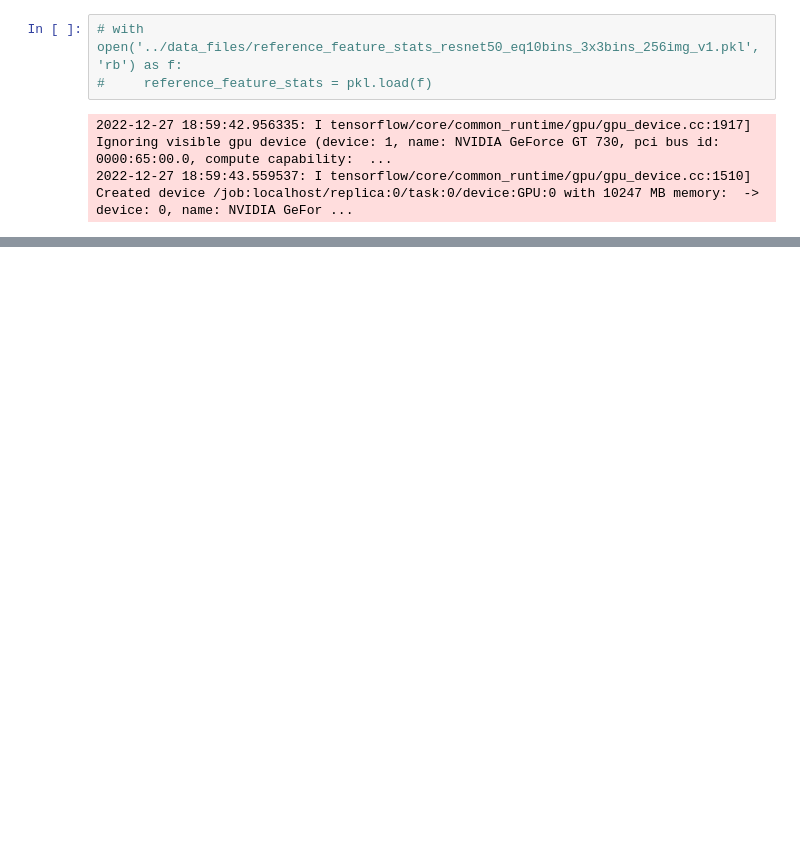
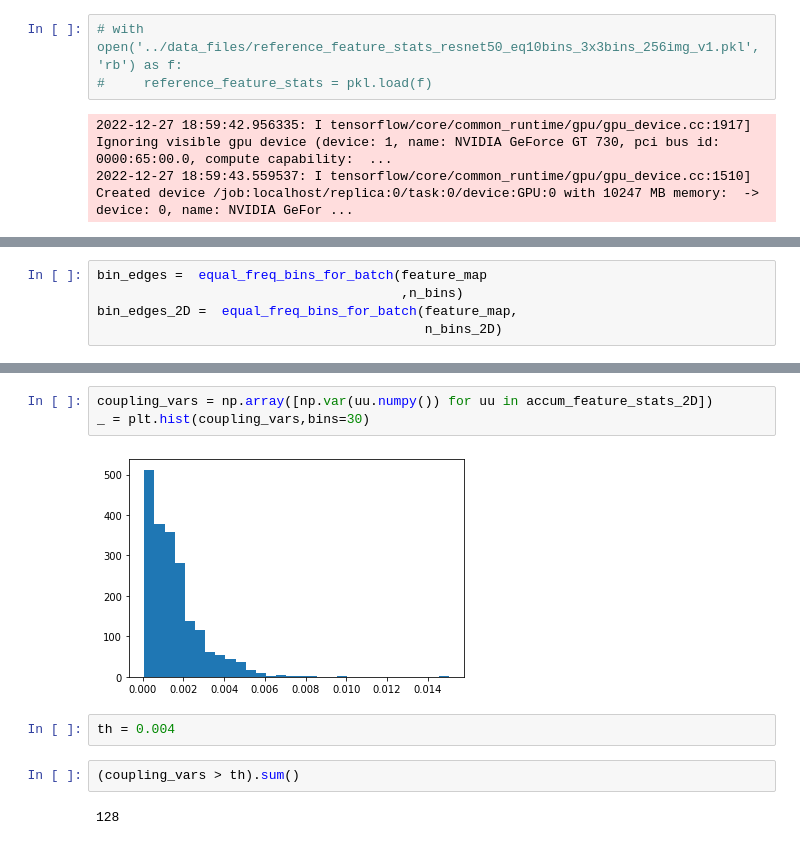
Before and after one commit to sashkarivkind/wisdrc, a Jupyter notebook: experimental/feature_stats_for_SFDA_binning_games.ipynb, the cells around one changed output, grey strips where cells are left out. Saved outputs shown, nothing was run; the diff lists cells and outputs as text; blank space fills up the shorter version.

```diff
--- a/experimental/feature_stats_for_SFDA_binning_games.ipynb
+++ b/experimental/feature_stats_for_SFDA_binning_games.ipynb
@@ -399,0 +398,5 @@ reference_feature_stats
+# %%
+bin_edges =  equal_freq_bins_for_batch(feature_map
+                                       ,n_bins)
+bin_edges_2D =  equal_freq_bins_for_batch(feature_map,
+                                          n_bins_2D)
@@ -399,0 +659,11 @@ reference_feature_stats
+# %%
+coupling_vars = np.array([np.var(uu.numpy()) for uu in accum_feature_stats_2D])
+_ = plt.hist(coupling_vars,bins=30)
+# %% [output]
+[figure, added]
+# %%
+th = 0.004
+# %%
+(coupling_vars > th).sum()
+# %% [output]
+128
```
Also changed, not shown: parts of 34 cells of this notebook, 1 other file.
